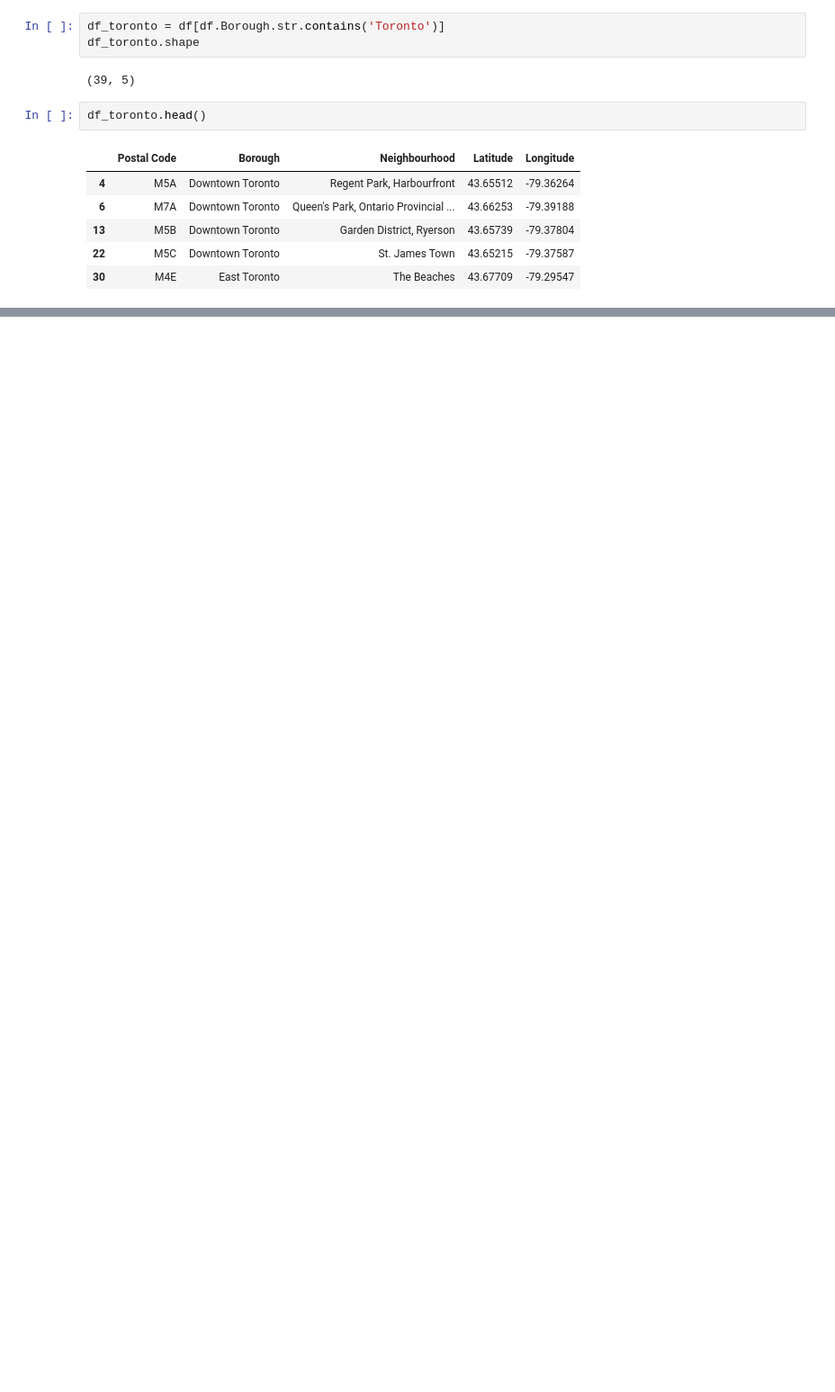
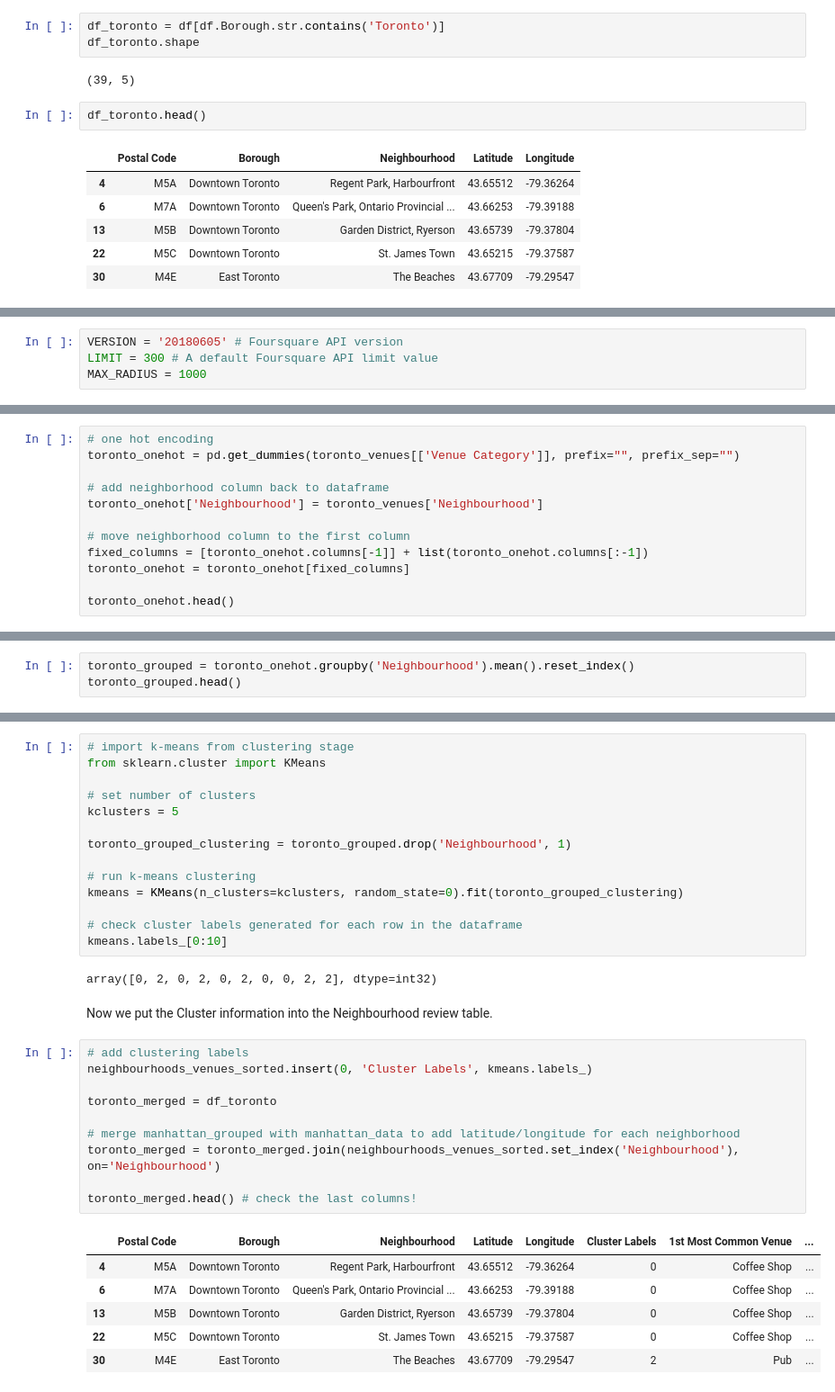
Before and after one commit to blackard/Coursera_Capstone, a Jupyter notebook: Applied Data Science Capstone Project.ipynb, the cells around one changed output, grey strips where cells are left out. Shown at 90% size. Cells and saved outputs as stored; diff of their text form; blank space fills up the shorter version.

```diff
--- a/Applied Data Science Capstone Project.ipynb
+++ b/Applied Data Science Capstone Project.ipynb
@@ -128,0 +221,4 @@ df_toronto.head()
+# %%
+VERSION = '20180605' # Foursquare API version
+LIMIT = 300 # A default Foursquare API limit value
+MAX_RADIUS = 1000
@@ -128,0 +311,12 @@ df_toronto.head()
+# %%
+# one hot encoding
+toronto_onehot = pd.get_dummies(toronto_venues[['Venue Category']], prefix="", prefix_sep="")
+
+# add neighborhood column back to dataframe
+toronto_onehot['Neighbourhood'] = toronto_venues['Neighbourhood']
+
+# move neighborhood column to the first column
+fixed_columns = [toronto_onehot.columns[-1]] + list(toronto_onehot.columns[:-1])
+toronto_onehot = toronto_onehot[fixed_columns]
+
+toronto_onehot.head()
@@ -128,0 +337,3 @@ df_toronto.head()
+# %%
+toronto_grouped = toronto_onehot.groupby('Neighbourhood').mean().reset_index()
+toronto_grouped.head()
@@ -128,0 +389,35 @@ df_toronto.head()
+# %%
+# import k-means from clustering stage
+from sklearn.cluster import KMeans
+
+# set number of clusters
+kclusters = 5
+
+toronto_grouped_clustering = toronto_grouped.drop('Neighbourhood', 1)
+
+# run k-means clustering
+kmeans = KMeans(n_clusters=kclusters, random_state=0).fit(toronto_grouped_clustering)
+
+# check cluster labels generated for each row in the dataframe
+kmeans.labels_[0:10]
+# %% [output]
+array([0, 2, 0, 2, 0, 2, 0, 0, 2, 2], dtype=int32)
+# %% [markdown]
+Now we put the Cluster information into the Neighbourhood review table.
+# %%
+# add clustering labels
+neighbourhoods_venues_sorted.insert(0, 'Cluster Labels', kmeans.labels_)
+
+toronto_merged = df_toronto
+
+# merge manhattan_grouped with manhattan_data to add latitude/longitude for each neighborhood
+toronto_merged = toronto_merged.join(neighbourhoods_venues_sorted.set_index('Neighbourhood'), on='Neighbourhood')
+
+toronto_merged.head() # check the last columns!
+# %% [output]
+|  | Postal Code | Borough | Neighbourhood | Latitude | Longitude | Cluster Labels | 1st Most Common Venue | ... |
+| 4 | M5A | Downtown Toronto | Regent Park, Harbourfront | 43.65512 | -79.36264 | 0 | Coffee Shop | ... |
+| 6 | M7A | Downtown Toronto | Queen's Park, Ontario Provincial ... | 43.66253 | -79.39188 | 0 | Coffee Shop | ... |
+| 13 | M5B | Downtown Toronto | Garden District, Ryerson | 43.65739 | -79.37804 | 0 | Coffee Shop | ... |
+| 22 | M5C | Downtown Toronto | St. James Town | 43.65215 | -79.37587 | 0 | Coffee Shop | ... |
+| 30 | M4E | East Toronto | The Beaches | 43.67709 | -79.29547 | 2 | Pub | ... |
```
Also changed, not shown: parts of 31 cells of this notebook.
